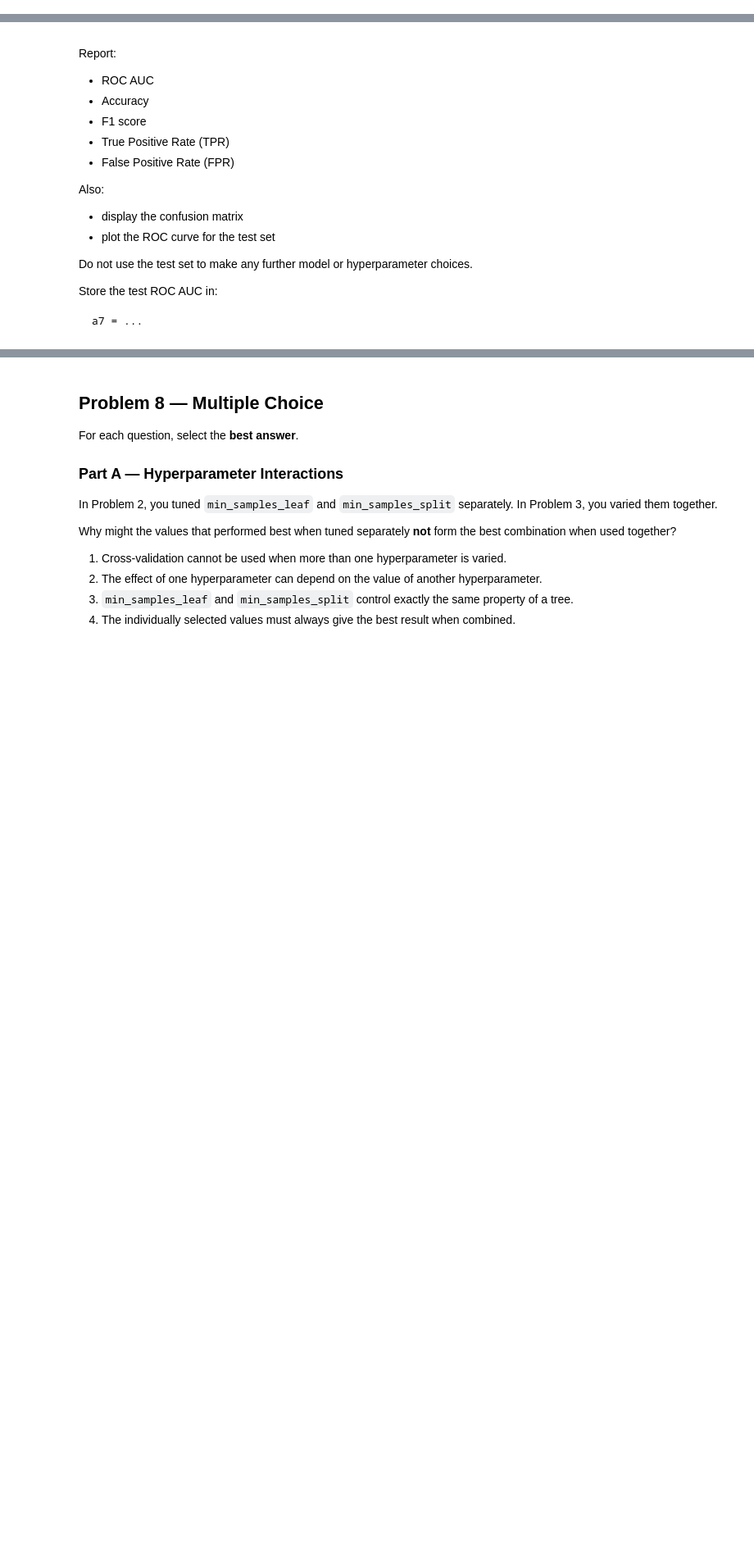
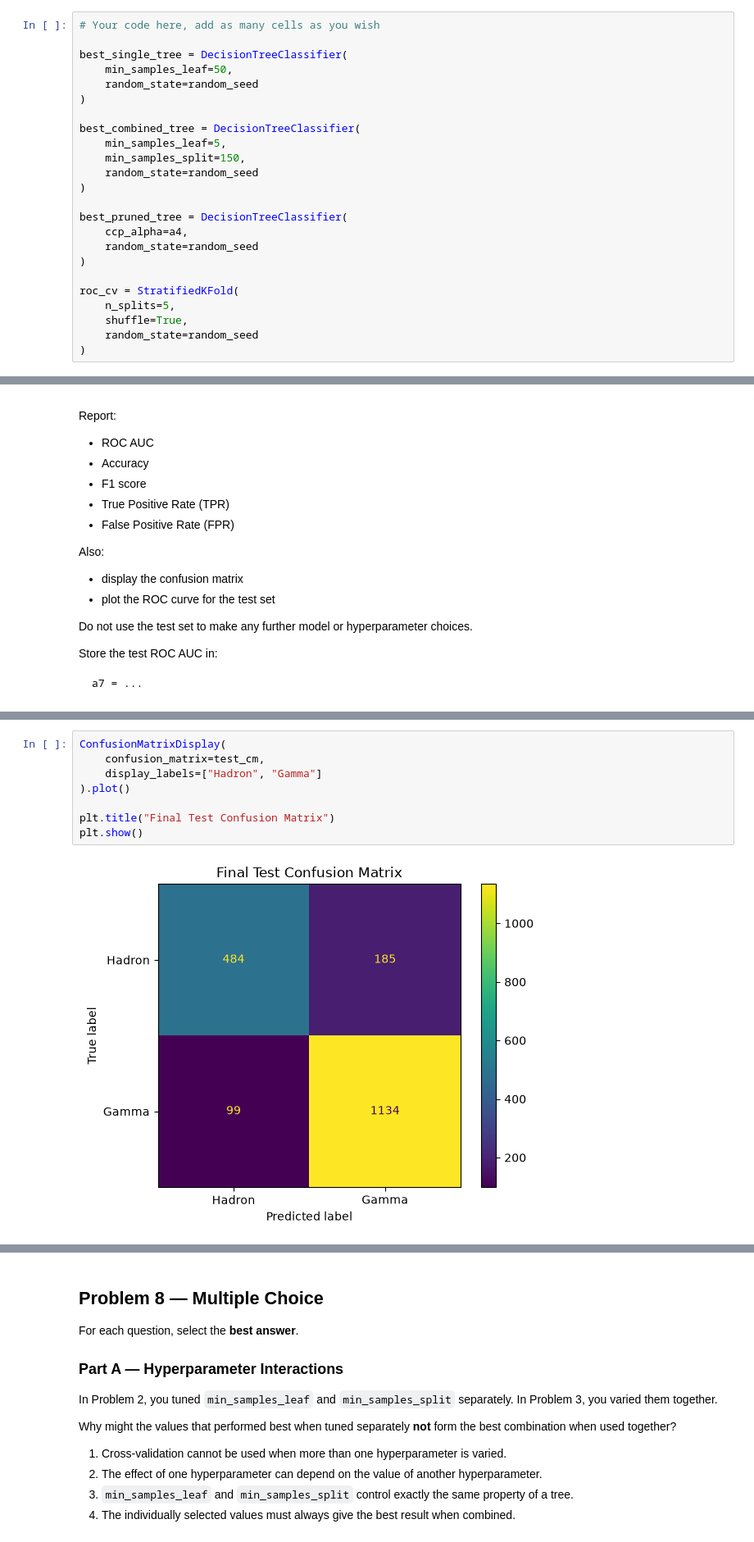
Before and after one commit to anamomds/machinelearningfall26, a Jupyter notebook: Homework_06.ipynb, the cells around one changed output, grey strips where cells are left out. Shown at 82% size. Cells and saved outputs as stored; diff of their text form; blank space fills up the shorter version.

```diff
--- a/Homework_06.ipynb
+++ b/Homework_06.ipynb
@@ -1065,0 +1213,24 @@ where `a6` is the difference between the ROC AUC of the **best decision-tree mod
+# %%
+# Your code here, add as many cells as you wish
+
+best_single_tree = DecisionTreeClassifier(
+    min_samples_leaf=50,
+    random_state=random_seed
+)
+
+best_combined_tree = DecisionTreeClassifier(
+    min_samples_leaf=5,
+    min_samples_split=150,
+    random_state=random_seed
+)
+
+best_pruned_tree = DecisionTreeClassifier(
+    ccp_alpha=a4,
+    random_state=random_seed
+)
+
+roc_cv = StratifiedKFold(
+    n_splits=5,
+    shuffle=True,
+    random_state=random_seed
+)
@@ -1106,0 +1397,10 @@ a7 = ...
+# %%
+ConfusionMatrixDisplay(
+    confusion_matrix=test_cm,
+    display_labels=["Hadron", "Gamma"]
+).plot()
+
+plt.title("Final Test Confusion Matrix")
+plt.show()
+# %% [output]
+[figure, added]
```
Also changed, not shown: parts of 35 cells of this notebook.
